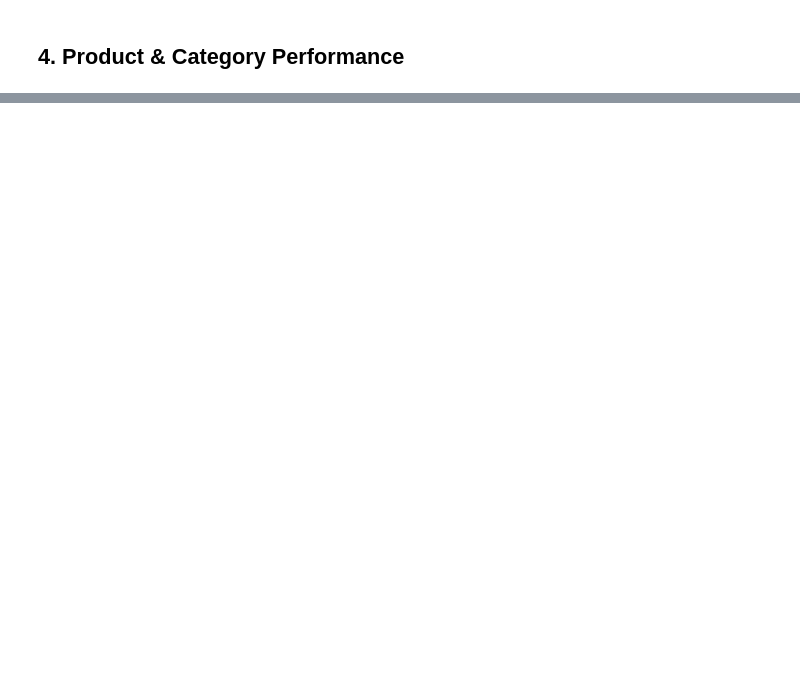
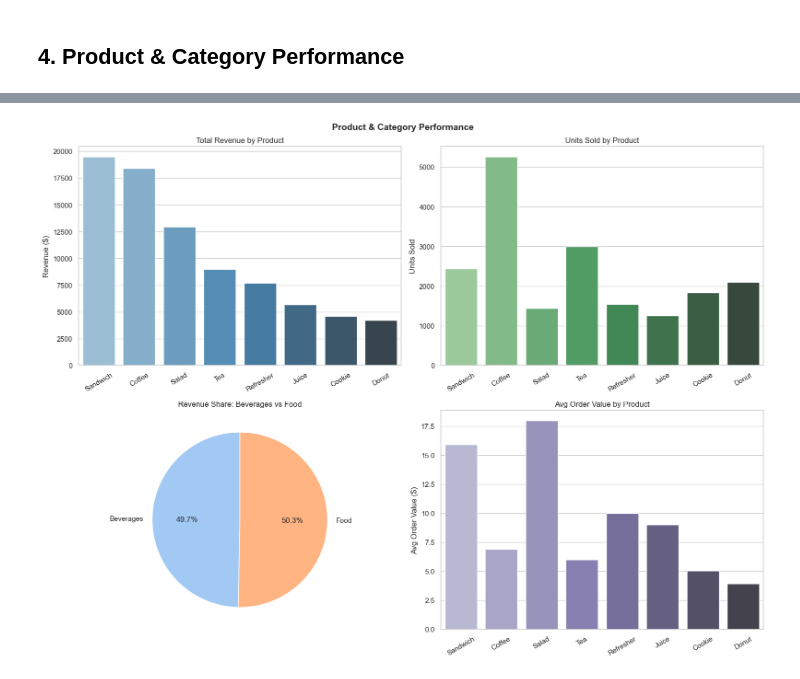
Before and after one commit to monish-ssc/canai-cafe-team-a, a Jupyter notebook: notebooks/02_eda_insights.ipynb, the cells around one changed output, grey strips where cells are left out. Saved outputs shown, nothing was run; the diff lists cells and outputs as text; code cells hidden in the pictures; blank space fills up the shorter version.

```diff
--- a/notebooks/02_eda_insights.ipynb
+++ b/notebooks/02_eda_insights.ipynb
@@ -331,0 +452,89 @@ print(f"5. Seasonality: Revenue is evenly distributed across quarters ({q_min:.0
+# %%
+category_map = {
+    'Coffee': 'Beverages', 'Tea': 'Beverages',
+    'Refresher': 'Beverages', 'Juice': 'Beverages',
+    'Donut': 'Food', 'Cookie': 'Food',
+    'Salad': 'Food', 'Sandwich': 'Food',
+}
+df['Category'] = df['Item'].map(category_map)
+
+product_summary = (
+    df.groupby('Item')
+    .agg(
+        revenue=('Total Spent', 'sum'),
+        units=('Quantity', 'sum'),
+        transactions=('Transaction ID', 'count'),
+        avg_price=('Price Per Unit', 'mean'),
+        avg_order=('Total Spent', 'mean'),
+    )
+    .sort_values('revenue', ascending=False)
+    .reset_index()
+)
+product_summary['share_pct'] = (
+    product_summary['revenue'] / product_summary['revenue'].sum() * 100
+).round(1)
+
+print('=== Product Performance Summary ===')
+print(product_summary.to_string(index=False))
+
+category_summary = (
+    df.groupby('Category')
+    .agg(
+        revenue=('Total Spent', 'sum'),
+        units=('Quantity', 'sum'),
+        transactions=('Transaction ID', 'count'),
+    )
+    .reset_index()
+)
+category_summary['share_pct'] = (
+    category_summary['revenue'] / category_summary['revenue'].sum() * 100
+).round(1)
+
+print('\n=== Category Performance Summary ===')
+print(category_summary.to_string(index=False))
+
+top_by_province = (
+    df.groupby(['Province', 'Item'])['Total Spent']
+    .sum().reset_index()
+    .sort_values(['Province', 'Total Spent'], ascending=[True, False])
+    .groupby('Province').first().reset_index()
+    .rename(columns={'Item': 'Top Item', 'Total Spent': 'Revenue'})
+)
+print('\n=== Top Product by Province ===')
+print(top_by_province.to_string(index=False))
+
+# Charts
+fig, axes = plt.subplots(2, 2, figsize=(16, 12))
+
+sns.barplot(data=product_summary, x='Item', y='revenue', palette='Blues_d', ax=axes[0, 0])
+axes[0, 0].set_title('Total Revenue by Product')
+axes[0, 0].set_ylabel('Revenue ($)')
+axes[0, 0].set_xlabel('')
+axes[0, 0].tick_params(axis='x', rotation=30)
+
+sns.barplot(data=product_summary, x='Item', y='units', palette='Greens_d', ax=axes[0, 1])
+axes[0, 1].set_title('Units Sold by Product')
+axes[0, 1].set_ylabel('Units Sold')
+axes[0, 1].set_xlabel('')
+axes[0, 1].tick_params(axis='x', rotation=30)
+
+axes[1, 0].pie(
+    category_summary['revenue'],
+    labels=category_summary['Category'],
+    autopct='%1.1f%%',
+    startangle=90,
+    colors=sns.color_palette('pastel')[:2],
+)
+axes[1, 0].set_title('Revenue Share: Beverages vs Food')
+
+sns.barplot(data=product_summary, x='Item', y='avg_order', palette='Purples_d', ax=axes[1, 1])
+axes[1, 1].set_title('Avg Order Value by Product')
+axes[1, 1].set_ylabel('Avg Order Value ($)')
+axes[1, 1].set_xlabel('')
+axes[1, 1].tick_params(axis='x', rotation=30)
+
+plt.suptitle('Product & Category Performance', fontsize=14, fontweight='bold')
+plt.tight_layout()
+plt.savefig(f'{CHARTS_DIR}product_category_performance.png', dpi=150, bbox_inches='tight')
+plt.show()
+# %% [output]
@@ -331,0 +569 @@ print(f"5. Seasonality: Revenue is evenly distributed across quarters ({q_min:.0
+[figure, added]
```
Also changed, not shown: parts of 15 cells of this notebook, 12 other files.
